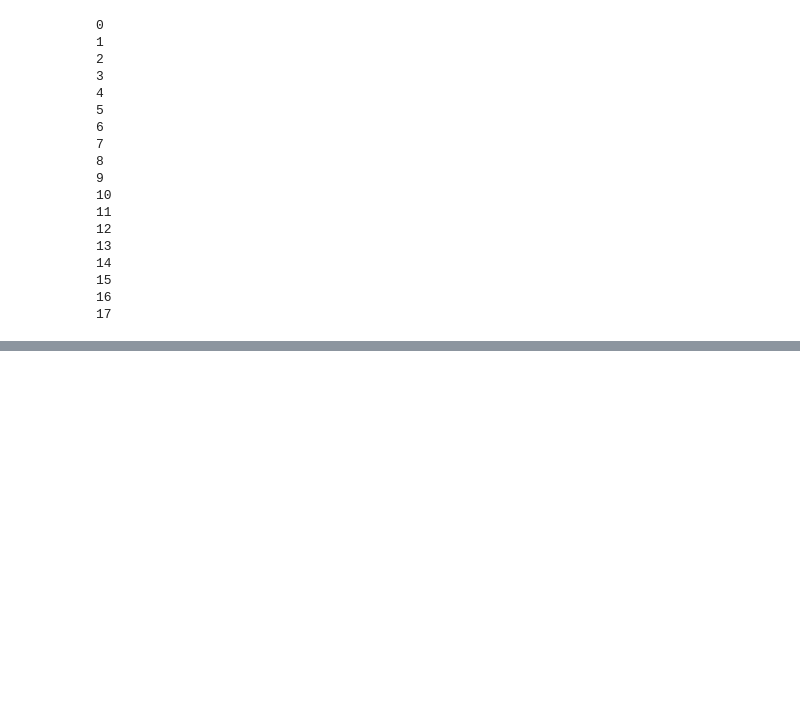
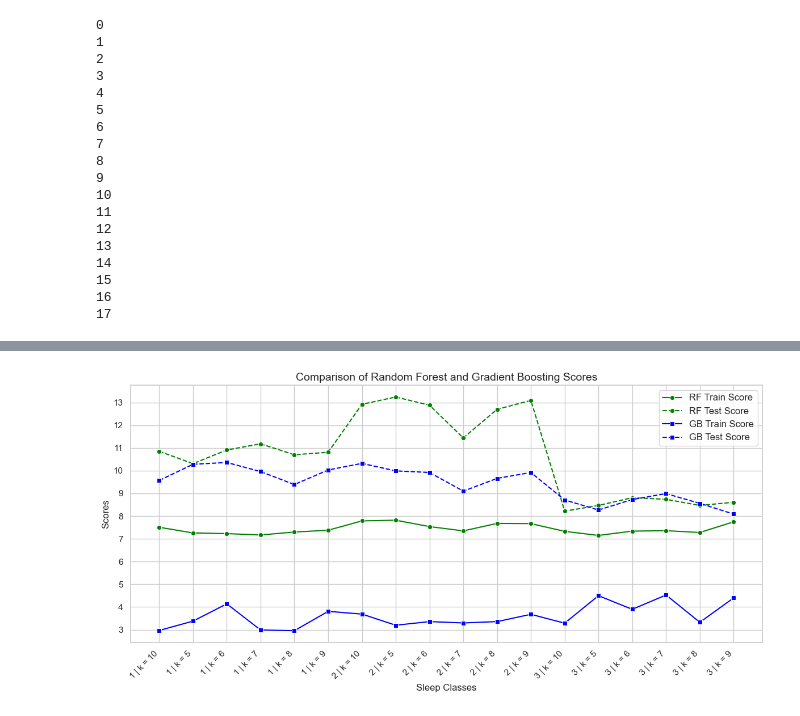
Before and after one commit to irrif/Sleep_score, a Jupyter notebook: sleep_score_regression.ipynb, the cells around one changed output, grey strips where cells are left out. Drawn from its saved outputs; the diff is of its cells as text; code cells hidden in the pictures; blank space fills up the shorter version.

Commit message:
SMOTE

```diff
--- a/sleep_score_regression.ipynb
+++ b/sleep_score_regression.ipynb
@@ -446,27 +455,33 @@ Third hypothesis : Split the 10+ residuals in three equal-sized buckets.
 # %%
 df_smote = pd.concat([df_train_residuals, df_test_residuals], axis=0)
 # %%
+# DataFrame that will stores random forest and gradient boosting results
 tracking_df = pd.DataFrame(
     index=[0],
     columns=['sleep_classes', 'sampling_strategy', 'smote_k_neighbors', 'random_forest_train_score', 'random_forest_test_score', 'gboost_train_score', 'gboost_test_score']
 )
 
+# Score buckets, with their associated threshold for each group.
 sleep_classes = {
+    "0_36/37_60/61+": [(0, 36), (37, 60), (61, 100)], # isolation of 20+ residuals in one group
     "0_36/37_47/48_65/66+": [(0, 36), (37, 47), (48, 65), (66, 100)], # Split 20+ residuals in two groups
-    "0_30/31_67/68_85/86+": [(0, 30), (31, 67), (68, 85), (86, 100)], # qcut of residuals 10+
-    "0_36/37_60/61+": [(0, 36), (37, 60), (61, 100)] # isolation of 20+ residuals in one group
+    "0_30/31_67/68_85/86+": [(0, 30), (31, 67), (68, 85), (86, 100)] # qcut of residuals 10+
 }
 
 sampling_strategy = "all"
 
+# K_neighbors parameters for SMOTE
 smote_k_neighbors_list = [5, 6, 7, 8, 9, 10]
 
 
 # Iterate over the sleep_classes hypothesis
 for i, sleep_class in enumerate(sleep_classes):
+    # Current iteration hypothesis
     sleep_class_names = list(sleep_classes)[i]
+
     # Initiate sleep class column to NaN
     df_smote['sleep_class'] = np.NaN
+
     # Create the associated sleep class group according to specified boundaries
     for sleep_class_list, sleep_class_name in zip(sleep_classes.get(sleep_class), sleep_class_names.split('/')):
 
@@ -570,0 +566,66 @@ tracking_df.sort_values(by='random_forest_test_score')
+# %%
+hypothesis_mapping = {
+    "0_36/37_60/61+": "1",
+    "0_36/37_47/48_65/66+": "2",
+    "0_30/31_67/68_85/86+": "3"
+}
+
+# Create the new column 'hypothesis' based on the mapping
+tracking_df['hypothesis'] = tracking_df['sleep_classes'].map(hypothesis_mapping)
+tracking_df['hypothesis'] = tracking_df['hypothesis'] + " | k = " + tracking_df['smote_k_neighbors'].astype(str)
+# %%
+tracking_df_sorted = tracking_df.sort_values(by='hypothesis')
+
+# Create a figure
+plt.figure(figsize=(12, 6))
+
+# Random Forest scores
+sns.lineplot(
+    x=tracking_df_sorted['hypothesis'],
+    y=tracking_df_sorted['random_forest_train_score'],
+    label='RF Train Score',
+    marker='o',
+    linestyle='-',
+    color="green"
+)
+
+sns.lineplot(
+    x=tracking_df_sorted['hypothesis'],
+    y=tracking_df_sorted['random_forest_test_score'],
+    label='RF Test Score',
+    marker='o',
+    linestyle='--',
+    color="green"
+)
+
+# Gradient Boosting scores
+sns.lineplot(
+    x=tracking_df_sorted['hypothesis'],
+    y=tracking_df_sorted['gboost_train_score'],
+    label='GB Train Score',
+    marker='s',
+    linestyle='-',
+    color="blue"
+)
+sns.lineplot(
+    x=tracking_df_sorted['hypothesis'],
+    y=tracking_df_sorted['gboost_test_score'],
+    label='GB Test Score',
+    marker='s',
+    linestyle='--',
+    color="blue"
+)
+
+# Add labels, title, and legend
+plt.xticks(rotation=45, ha='right')
+plt.yticks(range(3, 14))
+plt.xlabel('Sleep Classes', fontsize=12)
+plt.ylabel('Scores', fontsize=12)
+plt.title('Comparison of Random Forest and Gradient Boosting Scores', fontsize=14)
+plt.legend(fontsize=12)
+plt.tight_layout()
+
+# Display the plot
+plt.show()
+# %% [output]
+[figure, added]
```
Also changed, not shown: parts of 2 cells of this notebook.
